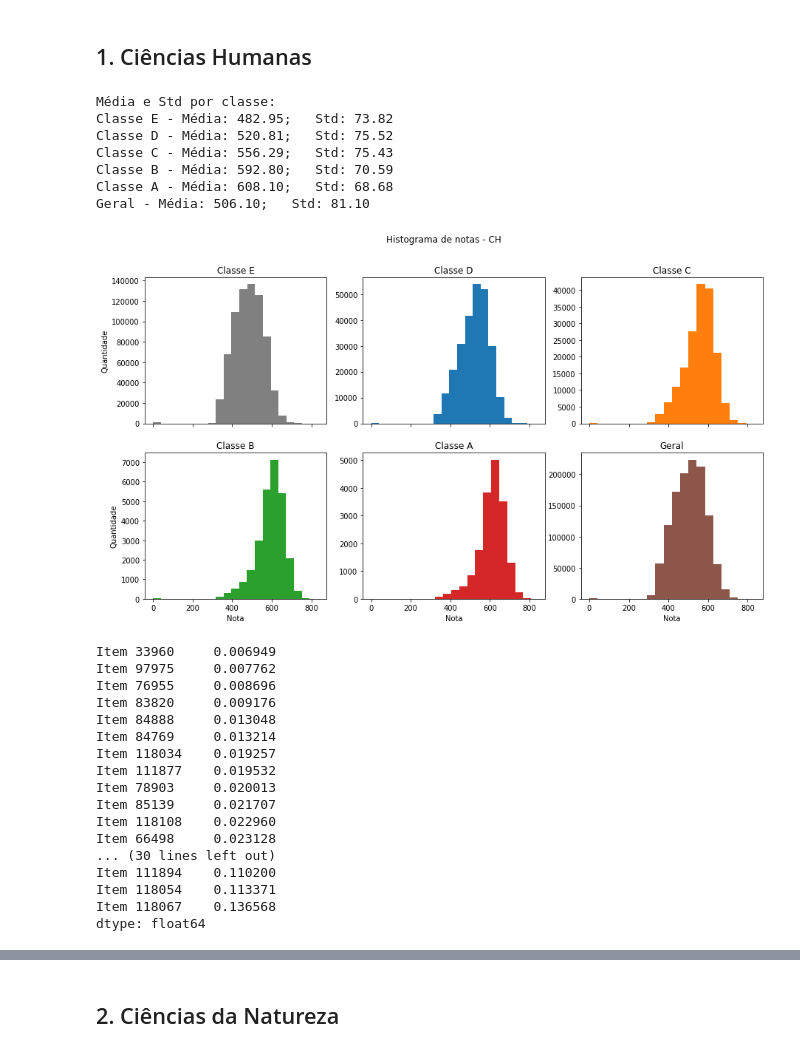
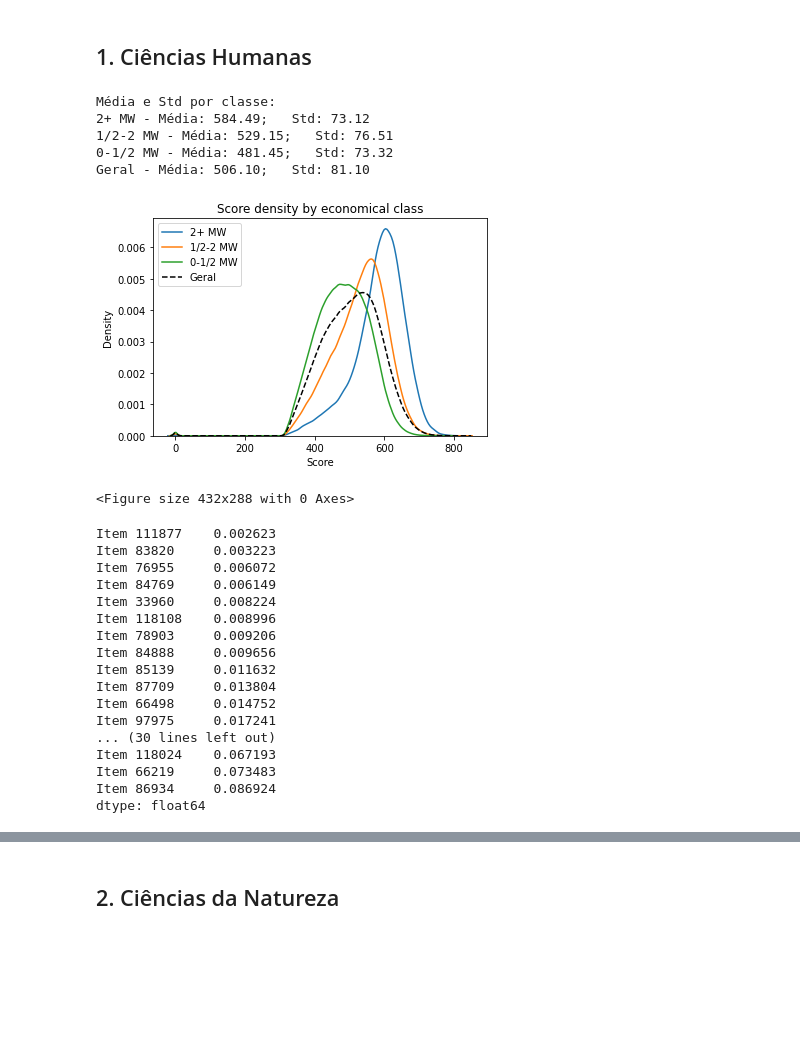
Before and after one commit to viguardieiro/ENEM_TRI, a Jupyter notebook: Notebooks/Compare Economic Class ENEM 2019.ipynb, the cells around one changed output, grey strips where cells are left out. Cells and saved outputs as stored; diff of their text form; code cells hidden in the pictures; blank space fills up the shorter version.

Commit message:
Add further analysis on economic class

```diff
--- a/Notebooks/Compare Economic Class ENEM 2019.ipynb
+++ b/Notebooks/Compare Economic Class ENEM 2019.ipynb
@@ -3,15 +3,19 @@
 # %%
 import pandas as pd
 from CompareGroupsFunctions import *
+import matplotlib.pyplot as plt
+import seaborn as sns
 
 ano = '2019'
 gp_feat = 'CLASSE'
 gp_name = 'classe'
-gp_map = {'E': 'Classe E',
-          'D': 'Classe D',
-          'C': 'Classe C',
-          'B': 'Classe B',
-          'A': 'Classe A'}
+gp_map = {'alta': '2+ MW',
+          'média': '1/2-2 MW',
+          'baixa': '0-1/2 MW'
+          }
+
+df_grupo = pd.read_csv("../Data/Processed/ENEM"+str(ano)+"/All_grupos.csv")
+nu_grupo = df_grupo['NU_INSCRICAO'].tolist()
 # %% [markdown]
 ## 1. Ciências Humanas
 # %%
@@ -20,36 +24,46 @@ df_gp = ch_comp.get_df_gp()
 ch_comp.print_mean_std()
 # %% [output]
 Média e Std por classe:
-Classe E - Média: 482.95;   Std: 73.82
-Classe D - Média: 520.81;   Std: 75.52
-Classe C - Média: 556.29;   Std: 75.43
-Classe B - Média: 592.80;   Std: 70.59
-Classe A - Média: 608.10;   Std: 68.68
+2+ MW - Média: 584.49;   Std: 73.12
+1/2-2 MW - Média: 529.15;   Std: 76.51
+0-1/2 MW - Média: 481.45;   Std: 73.32
 Geral - Média: 506.10;   Std: 81.10
 # %%
-ch_comp.plot_hist_scores()
+#ch_comp.plot_hist_scores()
+for g in df_gp.keys():
+    if g=='Geral':
+        fig = sns.kdeplot(df_gp[g]["NU_NOTA_CH"], label=g, linestyle="--", color='k')
+    else:
+        fig = sns.kdeplot(df_gp[g]["NU_NOTA_CH"], label=ch_comp.gp_map[g])
+
+plt.xlabel('Score')
+plt.title('Score density by economical class')
+plt.legend(loc='upper left')
+plt.show()
+plt.savefig('ScoreDensity-CH2019.png')
 # %% [output]
-[figure, old version]
+[figure, new version]
+<Figure size 432x288 with 0 Axes>
 # %%
 bin_ch = ch_comp.bin_scores(nota_min=300, nota_max=800, step=20)
 auc_ch = ch_comp.auc_groups()
 sorted_auc_dif_ch = ch_comp.sort_abs_auc_dif()
 # %% [output]
-Item 33960     0.006949
-Item 97975     0.007762
-Item 76955     0.008696
-Item 83820     0.009176
-Item 84888     0.013048
-Item 84769     0.013214
-Item 118034    0.019257
-Item 111877    0.019532
-Item 78903     0.020013
-Item 85139     0.021707
-Item 118108    0.022960
-Item 66498     0.023128
+Item 111877    0.002623
+Item 83820     0.003223
+Item 76955     0.006072
+Item 84769     0.006149
+Item 33960     0.008224
+Item 118108    0.008996
+Item 78903     0.009206
+Item 84888     0.009656
+Item 85139     0.011632
+Item 87709     0.013804
+Item 66498     0.014752
+Item 97975     0.017241
 ... (30 lines left out)
-Item 111894    0.110200
-Item 118054    0.113371
-Item 118067    0.136568
+Item 118024    0.067193
+Item 66219     0.073483
+Item 86934     0.086924
 dtype: float64
 # %%
```
Also changed, not shown: parts of 48 cells of this notebook.
